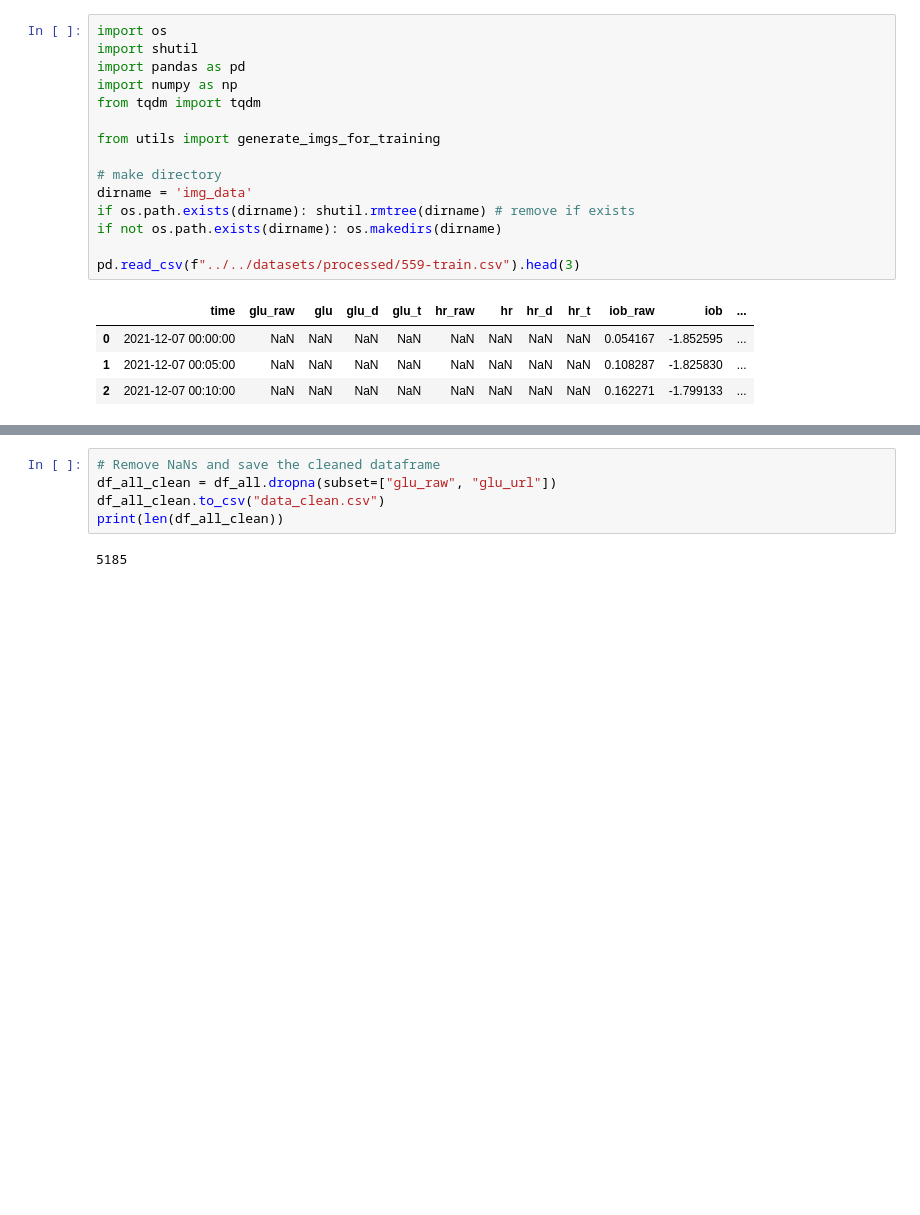
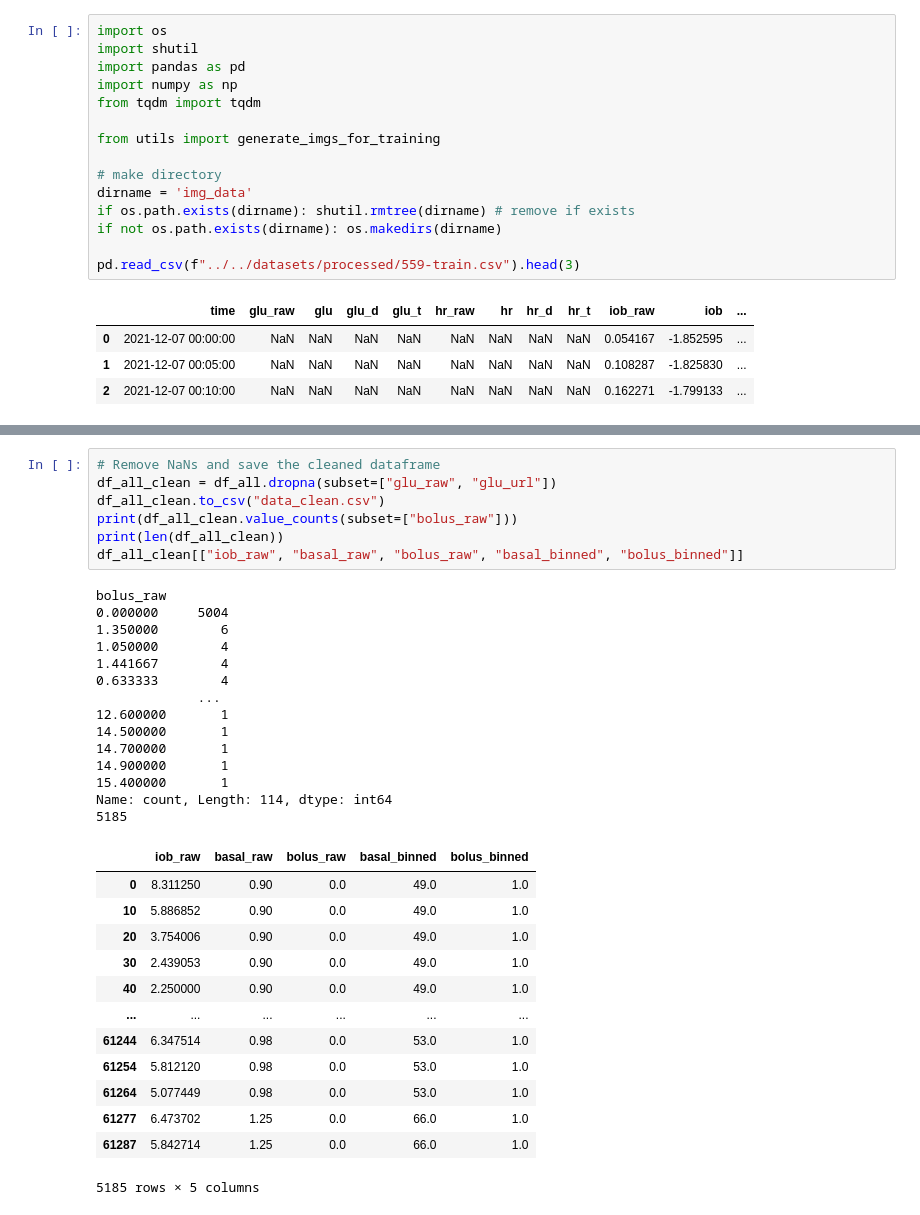
Before and after one commit to emdezla/Gloop, a Jupyter notebook: llm/dataset/data_formating.ipynb, the cells around one changed output, grey strips where cells are left out. Cells and saved outputs as stored; diff of their text form; blank space fills up the shorter version.

```diff
--- a/llm/dataset/data_formating.ipynb
+++ b/llm/dataset/data_formating.ipynb
@@ -69,7 +79,35 @@ df_all
 # %%
 # Remove NaNs and save the cleaned dataframe
 df_all_clean = df_all.dropna(subset=["glu_raw", "glu_url"])
 df_all_clean.to_csv("data_clean.csv")
+print(df_all_clean.value_counts(subset=["bolus_raw"]))
 print(len(df_all_clean))
+df_all_clean[["iob_raw", "basal_raw", "bolus_raw", "basal_binned", "bolus_binned"]]
 # %% [output]
+bolus_raw
+0.000000     5004
+1.350000        6
+1.050000        4
+1.441667        4
+0.633333        4
+             ...
+12.600000       1
+14.500000       1
+14.700000       1
+14.900000       1
+15.400000       1
+Name: count, Length: 114, dtype: int64
 5185
+|  | iob_raw | basal_raw | bolus_raw | basal_binned | bolus_binned |
+| 0 | 8.311250 | 0.90 | 0.0 | 49.0 | 1.0 |
+| 10 | 5.886852 | 0.90 | 0.0 | 49.0 | 1.0 |
+| 20 | 3.754006 | 0.90 | 0.0 | 49.0 | 1.0 |
+| 30 | 2.439053 | 0.90 | 0.0 | 49.0 | 1.0 |
+| 40 | 2.250000 | 0.90 | 0.0 | 49.0 | 1.0 |
+| ... | ... | ... | ... | ... | ... |
+| 61244 | 6.347514 | 0.98 | 0.0 | 53.0 | 1.0 |
+| 61254 | 5.812120 | 0.98 | 0.0 | 53.0 | 1.0 |
+| 61264 | 5.077449 | 0.98 | 0.0 | 53.0 | 1.0 |
+| 61277 | 6.473702 | 1.25 | 0.0 | 66.0 | 1.0 |
+| 61287 | 5.842714 | 1.25 | 0.0 | 66.0 | 1.0 |
+5185 rows × 5 columns
```
Also changed, not shown: parts of 4 cells of this notebook.
